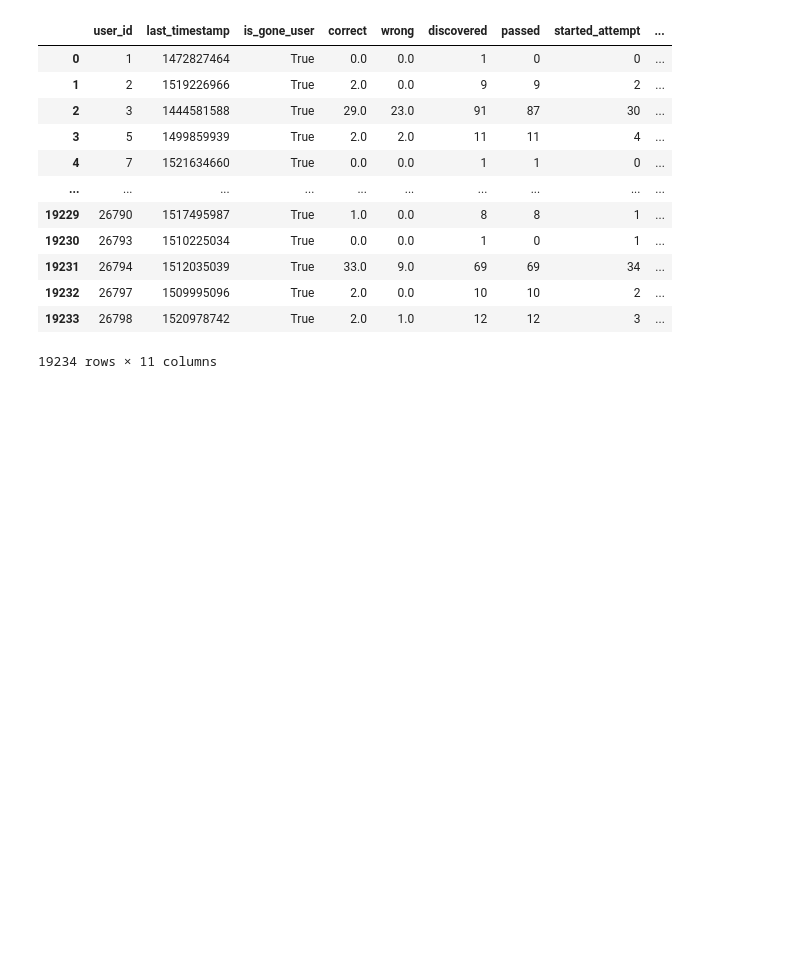
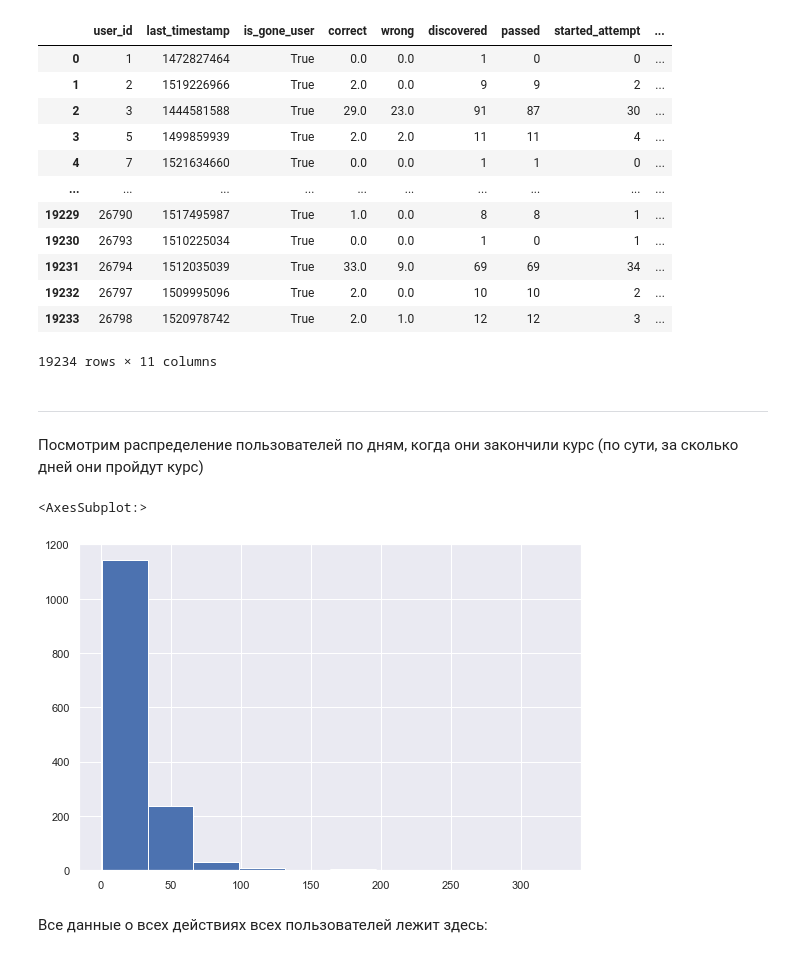
Before and after one commit to Accolyte42/Carpov_ML, a Jupyter notebook: Stepik ML consest.ipynb, the cells around one changed output. Drawn from its saved outputs; the diff is of its cells as text; code cells hidden in the pictures; blank space fills up the shorter version.

```diff
--- a/Stepik ML consest.ipynb
+++ b/Stepik ML consest.ipynb
@@ -631,3 +631,13 @@ users_data
 | 19232 | 26797 | 1509995096 | True | 2.0 | 0.0 | 10 | 10 | 2 | ... |
 | 19233 | 26798 | 1520978742 | True | 2.0 | 1.0 | 12 | 12 | 3 | ... |
 19234 rows × 11 columns
+# %% [markdown]
+___
+Посмотрим распределение пользователей по дням, когда они закончили курс (по сути, за сколько дней они пройдут курс)
+# %%
+users_data[users_data.passed_course].day.hist()
+# %% [output]
+<AxesSubplot:>
+[figure, added]
+# %% [markdown]
+Все данные о всех действиях всех пользователей лежит здесь:
```
Also changed, not shown: parts of 30 cells of this notebook.
